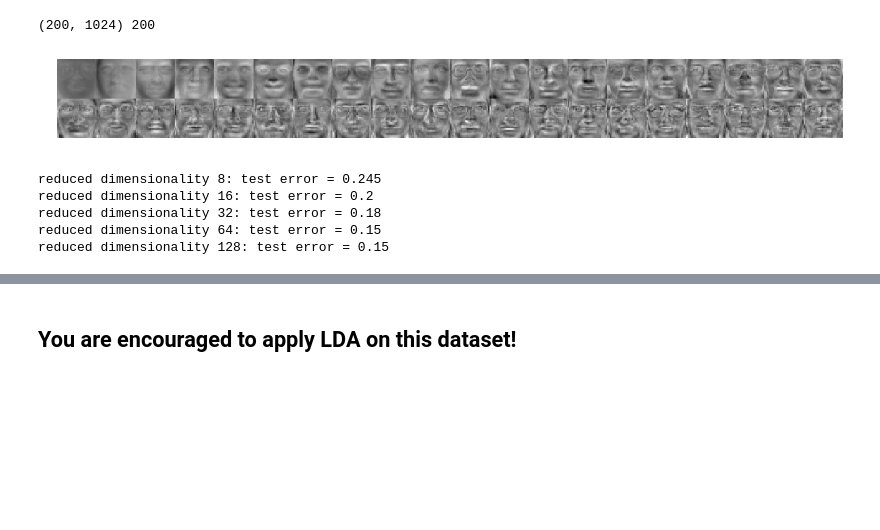
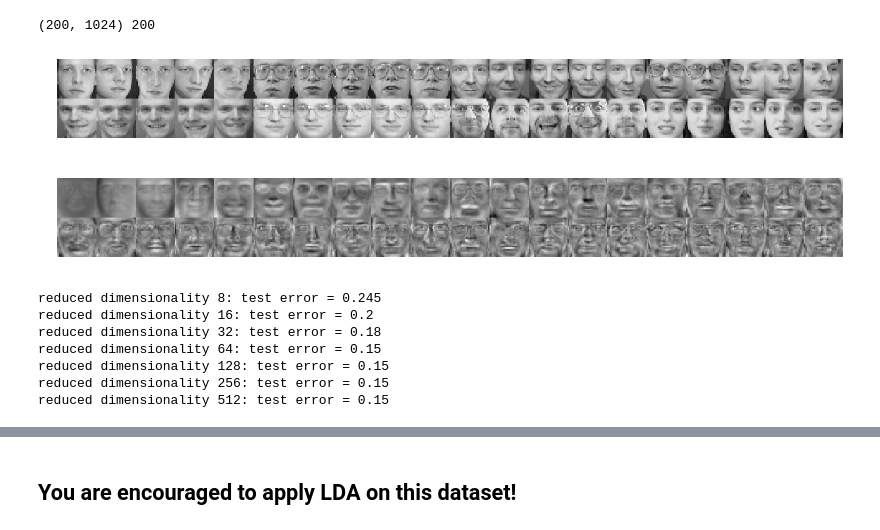
Before and after one commit to yangli655/ML_dc, a Jupyter notebook: ml2018winter_hw4/pca/pca_exp.ipynb, the cells around one changed output, grey strips where cells are left out. Cells and saved outputs as stored; diff of their text form; code cells hidden in the pictures; blank space fills up the shorter version.

```diff
--- a/ml2018winter_hw4/pca/pca_exp.ipynb
+++ b/ml2018winter_hw4/pca/pca_exp.ipynb
@@ -51,21 +51,24 @@ print(fea_Train.shape, gnd_Train.shape[0])
 # %%
 # 2. Run PCA
 # begin answer
 from pca import PCA
 Eigenval, Eigenface = PCA(fea_Train)
 # end answer
 # 3. Visualize eigenface
 # begin answer
 from show_face import show_face
+show_face(fea_Train)
 show_face(Eigenface.T)
 # end answer
 # %% [output]
-[figure, old version]
+[figure, new version]
+[figure, added]
 # %%
 # 4. Project data on to low dimensional space
 # begin answer
 from knn import knn
-dimension = [8, 16, 32, 64, 128]
+dimension = [8, 16, 32, 64, 128, 256, 512]
+
 for dim in dimension:
     dim_eigenface = Eigenface[:,:dim]
     train_data = np.matmul(fea_Train, dim_eigenface)
@@ -84,6 +87,8 @@ reduced dimensionality 16: test error = 0.2
 reduced dimensionality 32: test error = 0.18
 reduced dimensionality 64: test error = 0.15
 reduced dimensionality 128: test error = 0.15
+reduced dimensionality 256: test error = 0.15
+reduced dimensionality 512: test error = 0.15
 # %%
 # 6. Recover face images form low dimensional space, visualize them
 # begin answer
```
Also changed, not shown: parts of 3 cells of this notebook.
